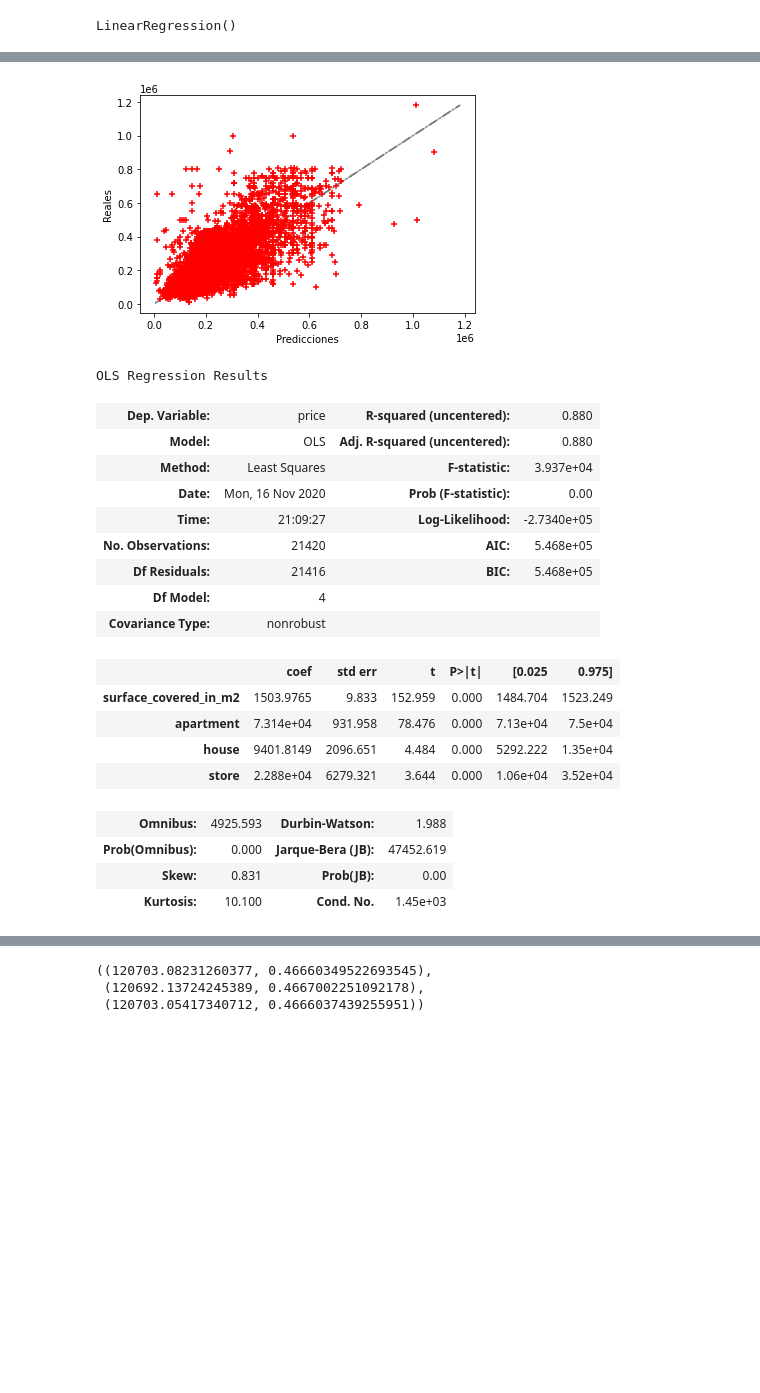
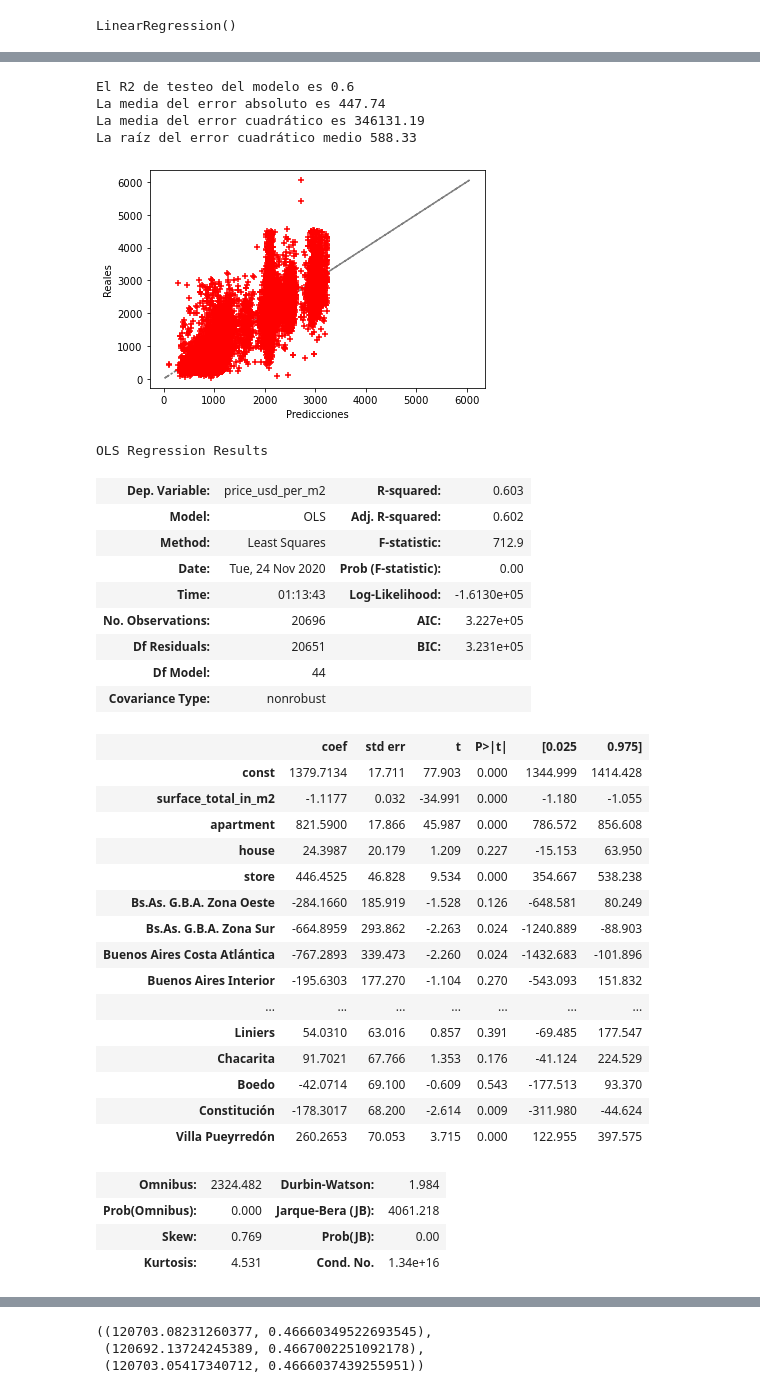
Before and after one commit to Properati-Analysis/TP2, a Jupyter notebook: NewTP1.ipynb, the cells around one changed output, grey strips where cells are left out. Cells and saved outputs as stored; diff of their text form; code cells hidden in the pictures; blank space fills up the shorter version.

```diff
--- a/NewTP1.ipynb
+++ b/NewTP1.ipynb
@@ -404,0 +545,3 @@ strong multicollinearity or other numerical problems.
+# %%
+model = sm.OLS(y_train2, sm.add_constant(X_train2)).fit()
+predictions = model.predict(sm.add_constant(X_test2))
@@ -405,2 +591,2 @@ strong multicollinearity or other numerical problems.
 # %%
-X_train, X_test, y_train, y_test = train_test_split(X, y, test_size=0.35, random_state=10)
+X_train4, X_test4, y_train4, y_test4 = train_test_split(X4, y4, test_size=0.35, random_state=10)
@@ -410,31 +593,64 @@ predictions = model.predict(X_test)
+# %%
+linreg = LinearRegression()
+linreg.fit(X_train4, y_train4)
+y_pred4 = linreg.predict(X_test4)
+
+mae = mean_absolute_error(y_test4, y_pred4)
+mse = mean_squared_error(y_test4, y_pred4)
+rmse = np.sqrt(mse)
+r2 = r2_score(y_test4, y_pred4)
+
+print('El R2 de testeo del modelo es', r2_score(y_test4, y_pred4).round(2))
+print('La media del error absoluto es', mae.round(2))
+print('La media del error cuadrático es', mse.round(2))
+print('La raíz del error cuadrático medio', rmse.round(2))
+# %% [output]
+El R2 de testeo del modelo es 0.6
+La media del error absoluto es 447.74
+La media del error cuadrático es 346131.19
+La raíz del error cuadrático medio 588.33
+# %%
+model_split = sm.OLS(y_train4, sm.add_constant(X_train4)).fit()
+predictions_split = model_split.predict(sm.add_constant(X_test4))
 # %%
-plt.plot(y,y, '-.', c='grey')
-plt.scatter(predictions, y_test, s=30, c='r', marker='+', zorder=10)
+plt.plot(y_test4,y_test4, '-.', c='grey')
+plt.scatter(predictions_split, y_test4, s=30, c='r', marker='+', zorder=10)
 plt.xlabel("Predicciones")
 plt.ylabel("Reales")
 plt.show()
 
-display (model.summary())
+model_split.summary()
 # %% [output]
-[figure, old version]
+[figure, new version]
 OLS Regression Results
-| Dep. Variable: | price | R-squared (uncentered): | 0.880 |
-| Model: | OLS | Adj. R-squared (uncentered): | 0.880 |
-| Method: | Least Squares | F-statistic: | 3.937e+04 |
-| Date: | Mon, 16 Nov 2020 | Prob (F-statistic): | 0.00 |
-| Time: | 21:09:27 | Log-Likelihood: | -2.7340e+05 |
-| No. Observations: | 21420 | AIC: | 5.468e+05 |
-| Df Residuals: | 21416 | BIC: | 5.468e+05 |
-| Df Model: | 4 |  |  |
+| Dep. Variable: | price_usd_per_m2 | R-squared: | 0.603 |
+| Model: | OLS | Adj. R-squared: | 0.602 |
+| Method: | Least Squares | F-statistic: | 712.9 |
+| Date: | Tue, 24 Nov 2020 | Prob (F-statistic): | 0.00 |
+| Time: | 01:13:43 | Log-Likelihood: | -1.6130e+05 |
+| No. Observations: | 20696 | AIC: | 3.227e+05 |
+| Df Residuals: | 20651 | BIC: | 3.231e+05 |
+| Df Model: | 44 |  |  |
 | Covariance Type: | nonrobust |  |  |
 |  | coef | std err | t | P>|t| | [0.025 | 0.975] |
-| surface_covered_in_m2 | 1503.9765 | 9.833 | 152.959 | 0.000 | 1484.704 | 1523.249 |
-| apartment | 7.314e+04 | 931.958 | 78.476 | 0.000 | 7.13e+04 | 7.5e+04 |
-| house | 9401.8149 | 2096.651 | 4.484 | 0.000 | 5292.222 | 1.35e+04 |
-| store | 2.288e+04 | 6279.321 | 3.644 | 0.000 | 1.06e+04 | 3.52e+04 |
+| const | 1379.7134 | 17.711 | 77.903 | 0.000 | 1344.999 | 1414.428 |
+| surface_total_in_m2 | -1.1177 | 0.032 | -34.991 | 0.000 | -1.180 | -1.055 |
+| apartment | 821.5900 | 17.866 | 45.987 | 0.000 | 786.572 | 856.608 |
+| house | 24.3987 | 20.179 | 1.209 | 0.227 | -15.153 | 63.950 |
+| store | 446.4525 | 46.828 | 9.534 | 0.000 | 354.667 | 538.238 |
+| Bs.As. G.B.A. Zona Oeste | -284.1660 | 185.919 | -1.528 | 0.126 | -648.581 | 80.249 |
+| Bs.As. G.B.A. Zona Sur | -664.8959 | 293.862 | -2.263 | 0.024 | -1240.889 | -88.903 |
+| Buenos Aires Costa Atlántica | -767.2893 | 339.473 | -2.260 | 0.024 | -1432.683 | -101.896 |
+| Buenos Aires Interior | -195.6303 | 177.270 | -1.104 | 0.270 | -543.093 | 151.832 |
+| ... | ... | ... | ... | ... | ... | ... |
+| Liniers | 54.0310 | 63.016 | 0.857 | 0.391 | -69.485 | 177.547 |
+| Chacarita | 91.7021 | 67.766 | 1.353 | 0.176 | -41.124 | 224.529 |
+| Boedo | -42.0714 | 69.100 | -0.609 | 0.543 | -177.513 | 93.370 |
+| Constitución | -178.3017 | 68.200 | -2.614 | 0.009 | -311.980 | -44.624 |
+| Villa Pueyrredón | 260.2653 | 70.053 | 3.715 | 0.000 | 122.955 | 397.575 |
-| Omnibus: | 4925.593 | Durbin-Watson: | 1.988 |
-| Prob(Omnibus): | 0.000 | Jarque-Bera (JB): | 47452.619 |
-| Skew: | 0.831 | Prob(JB): | 0.00 |
-| Kurtosis: | 10.100 | Cond. No. | 1.45e+03 |
+| Omnibus: | 2324.482 | Durbin-Watson: | 1.984 |
+| Prob(Omnibus): | 0.000 | Jarque-Bera (JB): | 4061.218 |
+| Skew: | 0.769 | Prob(JB): | 0.00 |
+| Kurtosis: | 4.531 | Cond. No. | 1.34e+16 |
 Warnings:
 [1] Standard Errors assume that the covariance matrix of the errors is correctly specified.
```
Also changed, not shown: parts of 83 cells of this notebook.
